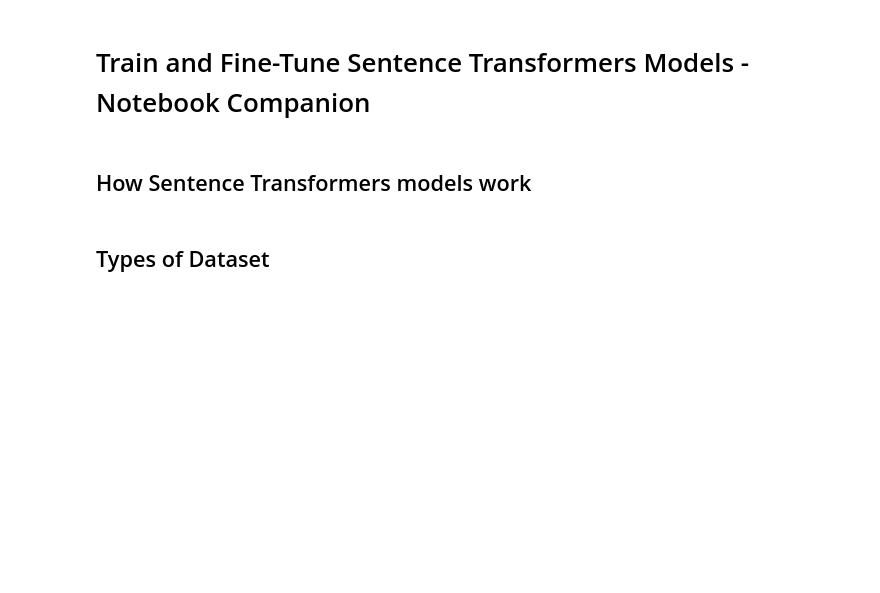
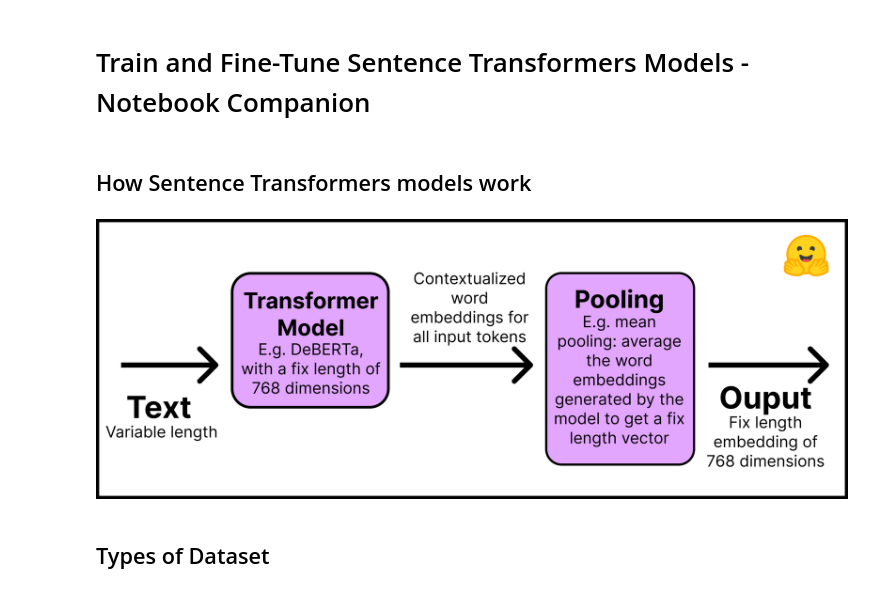
Before and after one commit to nickypro/notebooks, a Jupyter notebook: fundamentals/sentence-embed-talk.ipynb, the cells around one changed output. Cells and saved outputs as stored; diff of their text form; code cells hidden in the pictures; blank space fills up the shorter version.

Commit message:
added image

```diff
--- a/fundamentals/sentence-embed-talk.ipynb
+++ b/fundamentals/sentence-embed-talk.ipynb
@@ -5,6 +5,14 @@
 !pip install sentence-transformers
 # %% [markdown]
 ## How Sentence Transformers models work
+# %%
+# See: https://huggingface.co/blog/how-to-train-sentence-transformers
+from PIL import Image
+from IPython.display import display
+img = Image.open('training_process.png')
+display(img)
+# %% [output]
+[figure, added]
 # %%
 from sentence_transformers import SentenceTransformer, models
 
```
